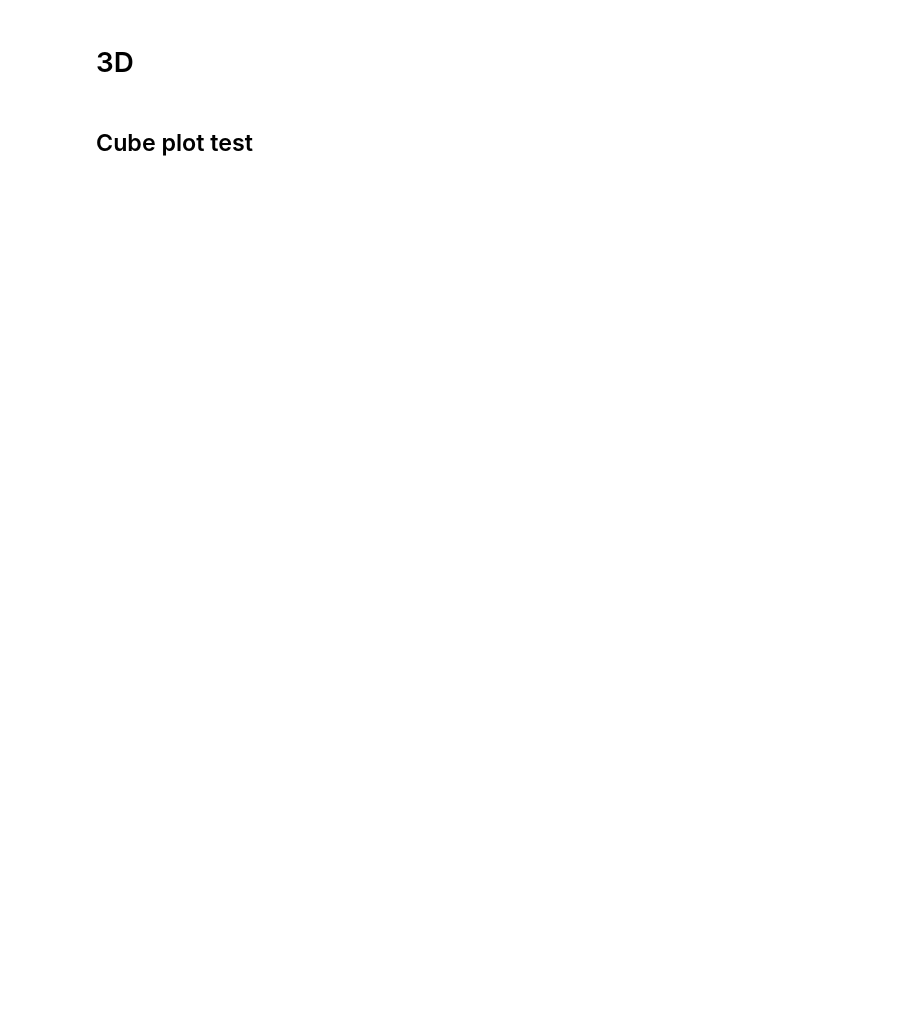
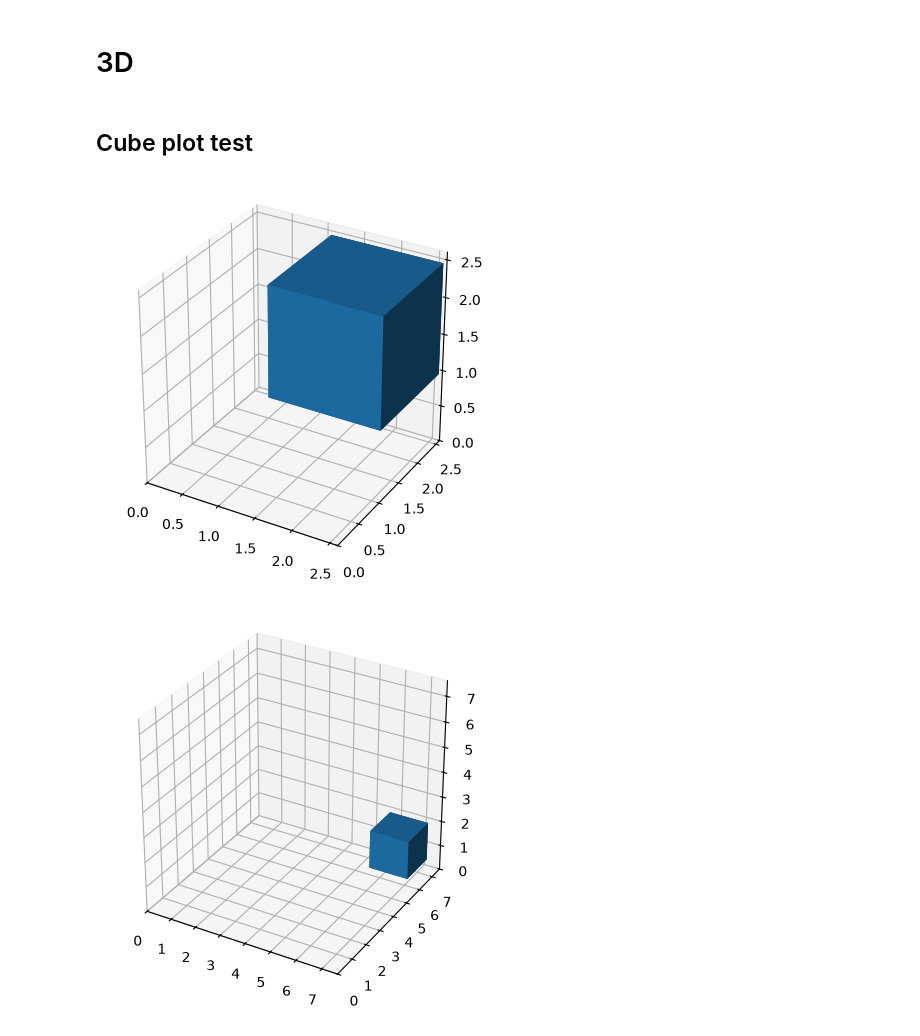
Before and after one commit to ilo50/lab2_python_course, a Jupyter notebook: manual_tests_visualizaiton.ipynb, the cells around one changed output. Saved outputs shown, nothing was run; the diff lists cells and outputs as text; code cells hidden in the pictures; blank space fills up the shorter version.

```diff
--- a/manual_tests_visualizaiton.ipynb
+++ b/manual_tests_visualizaiton.ipynb
@@ -29,6 +31,11 @@ Circle_Plotter.draw(ci1)
 # %% [markdown]
 ## Cube plot test
 # %%
-cu1 = Cube(1, 0, 0, 0)
+cu1 = Cube(1.5, 1.1, 1, 1.0)
+Cube_Plotter.draw(cu1)
 
+cu1.translate(5,4)
 Cube_Plotter.draw(cu1)
+# %% [output]
+[figure, added]
+[figure, added]
```
Also changed, not shown: parts of 2 cells of this notebook, 12 other files.
